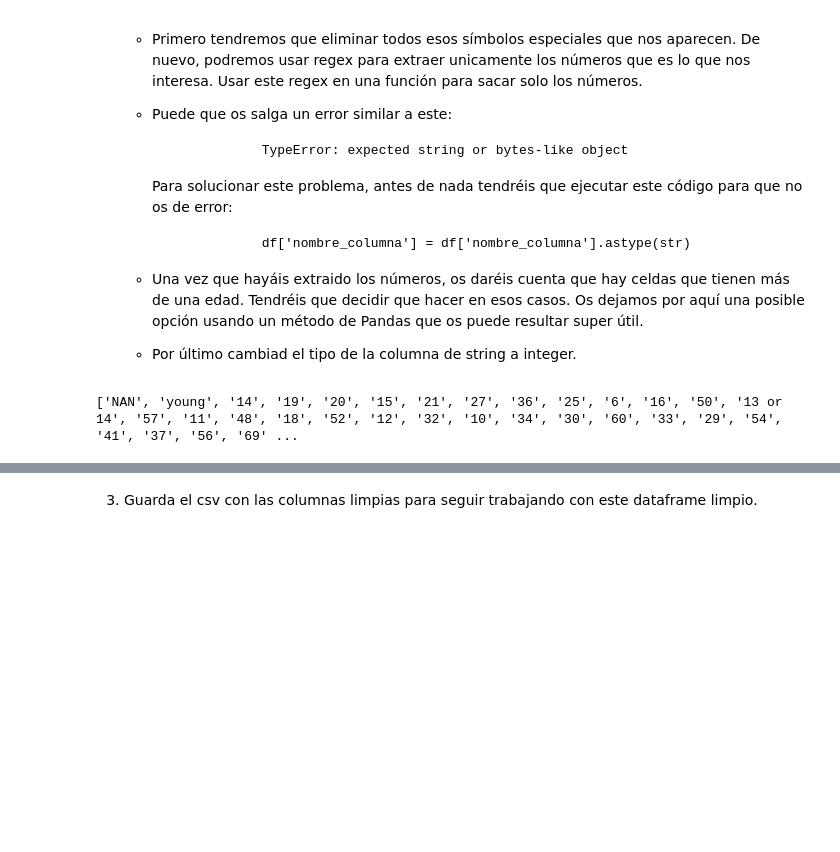
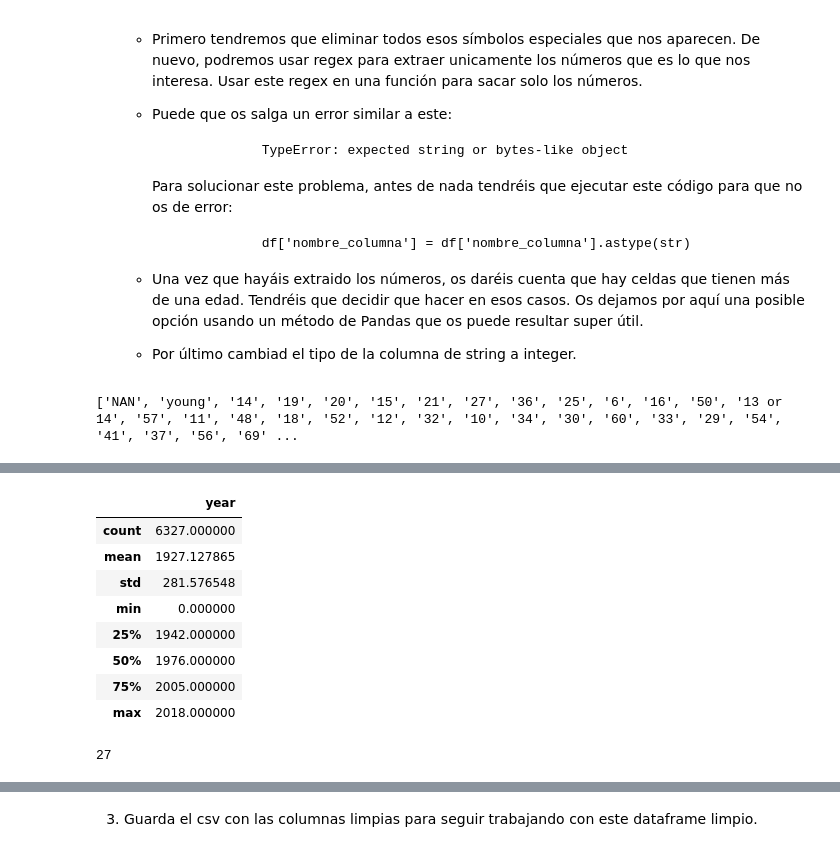
Before and after one commit to Adalab/DA-promo-b-modulo-2-sprint-2-Yadi-Vero, a Jupyter notebook: Limpieza/II_pair-programming-2-limpieza-2.ipynb, the cells around one changed output, grey strips where cells are left out. Cells and saved outputs as stored; diff of their text form; code cells hidden in the pictures; blank space fills up the shorter version.

```diff
--- a/Limpieza/II_pair-programming-2-limpieza-2.ipynb
+++ b/Limpieza/II_pair-programming-2-limpieza-2.ipynb
@@ -156,0 +134,2 @@ df.sample(20)
+# %%
+df=df.explode(["age"], ignore_index=False)
@@ -156,0 +150,14 @@ df.sample(20)
+# %%
+df.drop_duplicates(inplace=True)
+# %%
+df.describe()
+# %% [output]
+|  | year |
+| count | 6327.000000 |
+| mean | 1927.127865 |
+| std | 281.576548 |
+| min | 0.000000 |
+| 25% | 1942.000000 |
+| 50% | 1976.000000 |
+| 75% | 2005.000000 |
+| max | 2018.000000 |
@@ -156,0 +166,5 @@ df.sample(20)
+# %%
+media=round(np.mean(df["age"]))
+media
+# %% [output]
+27
```
Also changed, not shown: parts of 14 cells of this notebook, 2 other files.
